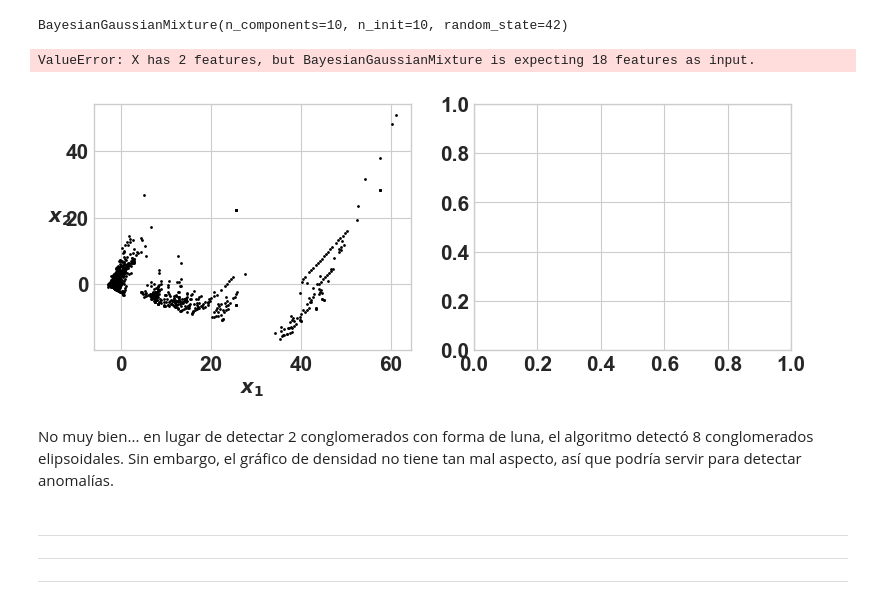
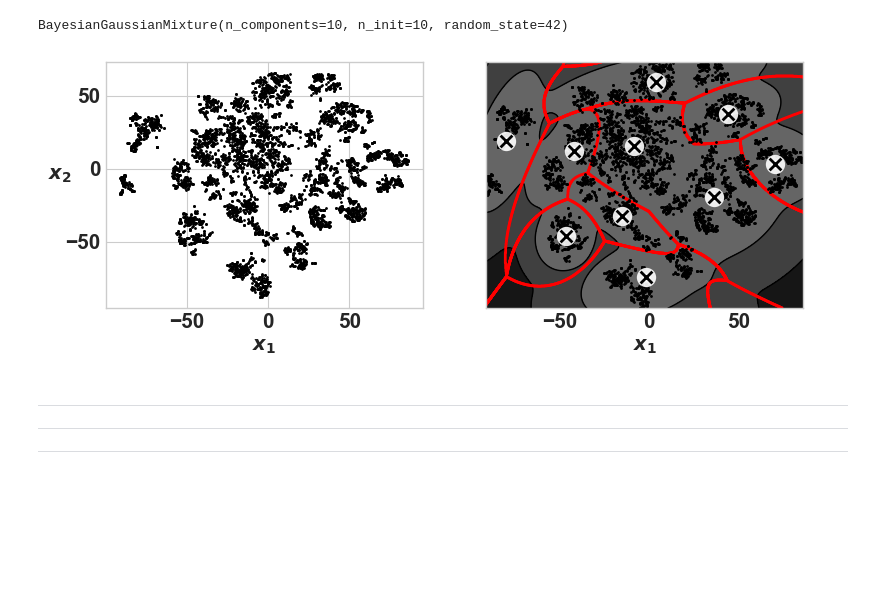
Before and after one commit to RobinGoldwing/golden-ML-CardFraud, a Jupyter notebook: CreditCard-NoSupervisado-Ruben.ipynb, the cells around one changed output. Drawn from its saved outputs; the diff is of its cells as text; code cells hidden in the pictures; blank space fills up the shorter version.

```diff
--- a/CreditCard-NoSupervisado-Ruben.ipynb
+++ b/CreditCard-NoSupervisado-Ruben.ipynb
@@ -903,7 +903,7 @@ Accuracy Score:  0.9806991988346686
 from sklearn.mixture import GaussianMixture
 # %%
 gm = GaussianMixture(n_components=2,n_init=10, random_state=42)
-gm.fit(X_reduced)
+gm.fit(X_tsne)
 # %% [output]
 GaussianMixture(n_components=2, n_init=10, random_state=42)
 # %%
@@ -1040,10 +1006,10 @@ gm_full = GaussianMixture(n_components=3, n_init=10, covariance_type="full", ran
 gm_tied = GaussianMixture(n_components=3, n_init=10, covariance_type="tied", random_state=42)
 gm_spherical = GaussianMixture(n_components=3, n_init=10, covariance_type="spherical", random_state=42)
 gm_diag = GaussianMixture(n_components=3, n_init=10, covariance_type="diag", random_state=42)
-gm_full.fit(X_reduced)
-gm_tied.fit(X_reduced)
-gm_spherical.fit(X_reduced)
-gm_diag.fit(X_reduced)
+gm_full.fit(X_tsne)
+gm_tied.fit(X_tsne)
+gm_spherical.fit(X_tsne)
+gm_diag.fit(X_tsne)
 # %% [output]
 GaussianMixture(covariance_type='diag', n_components=3, n_init=10,
                 random_state=42)
@@ -1165,7 +1129,7 @@ En lugar de buscar manualmente el número óptimo de clusters, es posible utiliz
 from sklearn.mixture import BayesianGaussianMixture
 # %%
 bgm = BayesianGaussianMixture(n_components=10, n_init=10, random_state=42)
-bgm.fit(X_reduced)
+bgm.fit(X_tsne)
 # %% [output]
 BayesianGaussianMixture(n_components=10, n_init=10, random_state=42)
 # %%
@@ -1189,23 +1152,19 @@ ValueError: X has 2 features, but BayesianGaussianMixture is expecting 18 featur
 # %%
 bgm = BayesianGaussianMixture(n_components=10, n_init=10, random_state=42)
-bgm.fit(X_reduced)
+bgm.fit(X_tsne)
 # %% [output]
 BayesianGaussianMixture(n_components=10, n_init=10, random_state=42)
 # %%
 plt.figure(figsize=(9, 3.2))
 plt.subplot(121)
-plot_data(X_reduced)
+plot_data(X_tsne)
 plt.xlabel("$x_1$", fontsize=14)
 plt.ylabel("$x_2$", fontsize=14, rotation=0)
 plt.subplot(122)
-plot_gaussian_mixture(bgm, X_reduced, show_ylabels=False)
+plot_gaussian_mixture(bgm, X_tsne, show_ylabels=False)
 plt.show()
 # %% [output]
-ValueError: X has 2 features, but BayesianGaussianMixture is expecting 18 features as input.
-[figure, old version]
+[figure, new version]
-# %% [markdown]
-No muy bien... en lugar de detectar 2 conglomerados con forma de luna, el algoritmo detectó 8 conglomerados elipsoidales. Sin embargo, el gráfico de densidad no tiene tan mal aspecto,
-así que podría servir para detectar anomalías.
 # %% [markdown]
 ---
 ---
```
Also changed, not shown: parts of 21 cells of this notebook.
